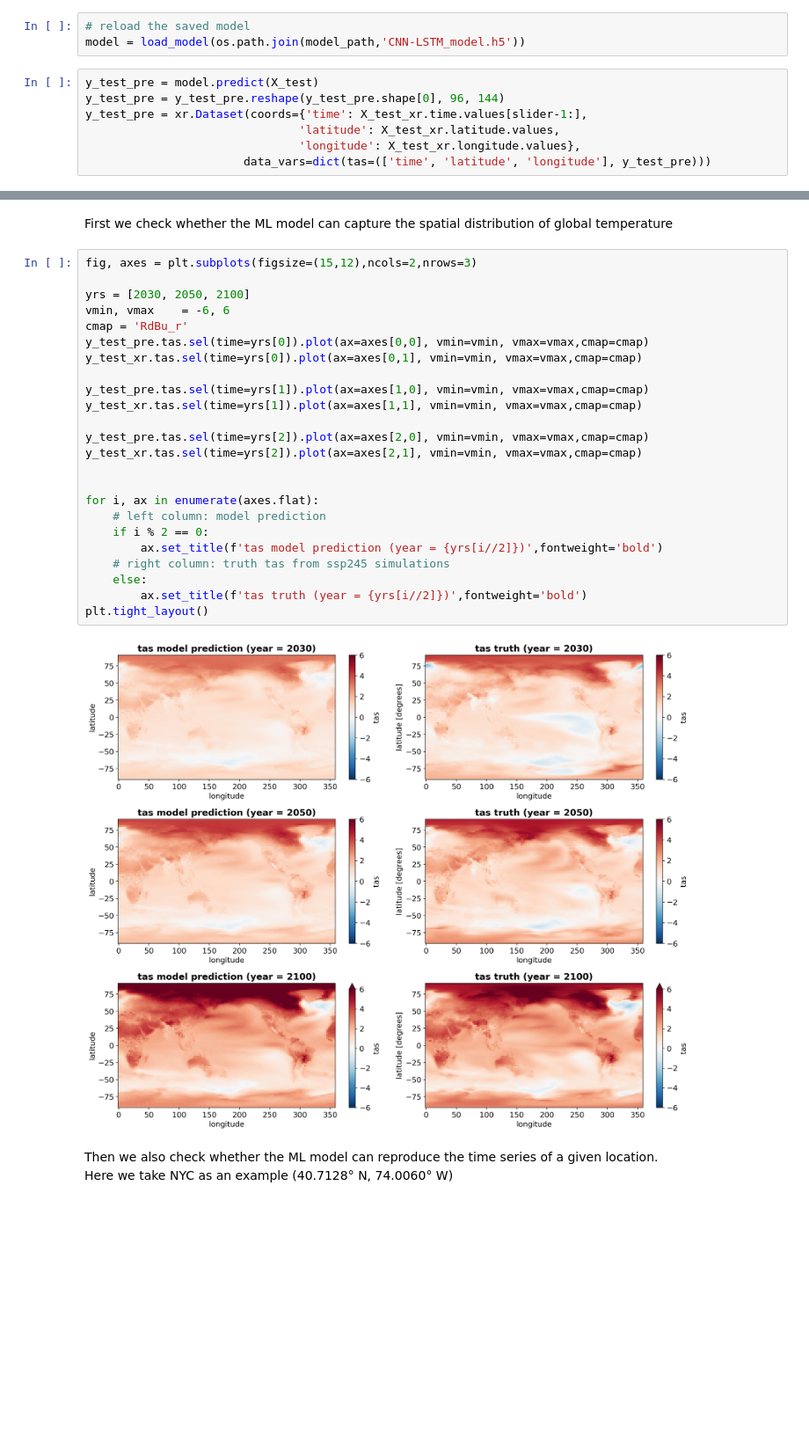
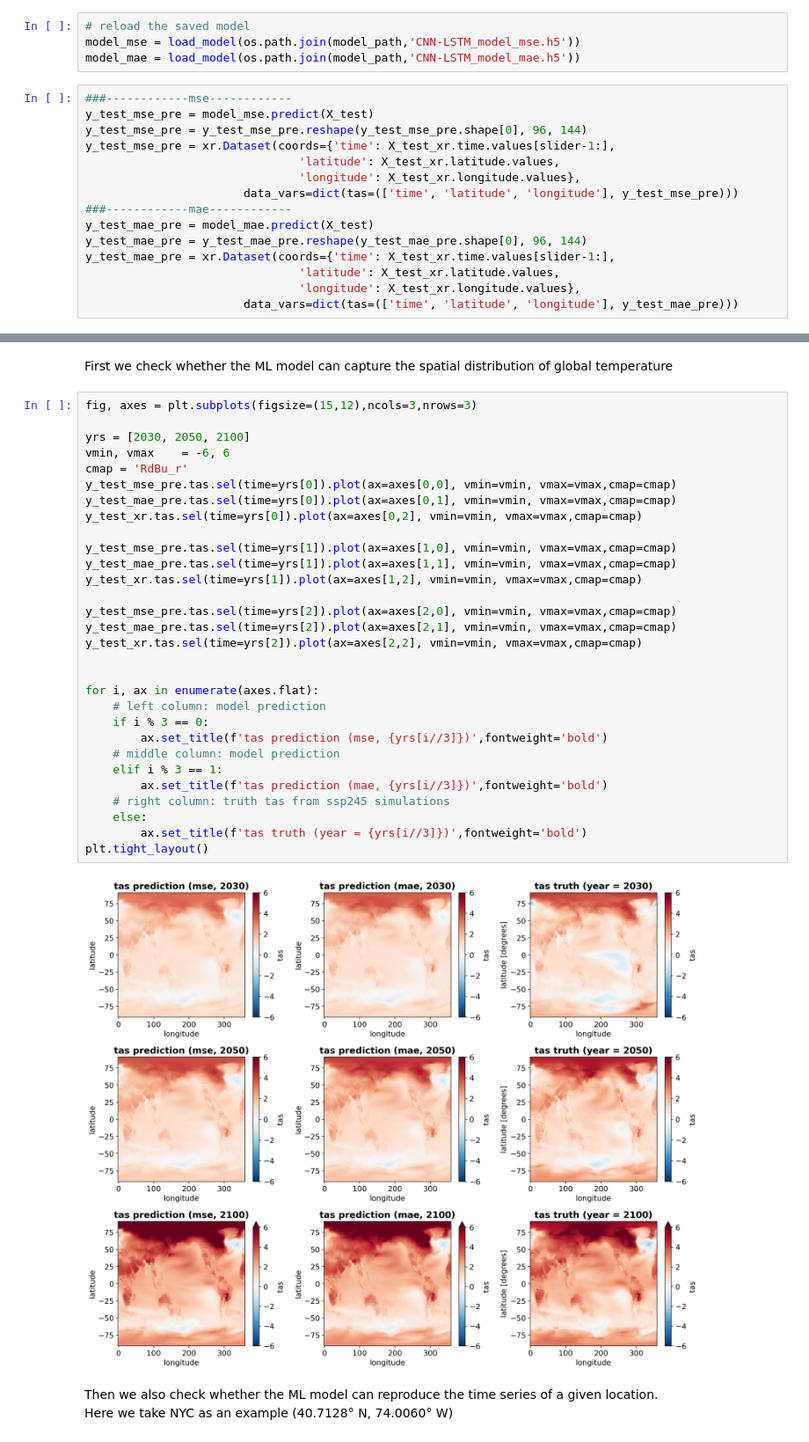
Before and after one commit to leap-stc/EAEE4000_ML_for_Env_Eng_Sci, a Jupyter notebook: ClimateBench_tutorials/CNN-LSTM_example.ipynb, the cells around one changed output, grey strips where cells are left out. Shown at 88% size. Drawn from its saved outputs; the diff is of its cells as text; blank space fills up the shorter version.

```diff
--- a/ClimateBench_tutorials/CNN-LSTM_example.ipynb
+++ b/ClimateBench_tutorials/CNN-LSTM_example.ipynb
@@ -211,12 +230,21 @@ model.save(os.path.join(model_path,'CNN-LSTM_model.h5'))
 ### 4. Evaluate the trained model
 # %%
 # reload the saved model
-model = load_model(os.path.join(model_path,'CNN-LSTM_model.h5'))
+model_mse = load_model(os.path.join(model_path,'CNN-LSTM_model_mse.h5'))
+model_mae = load_model(os.path.join(model_path,'CNN-LSTM_model_mae.h5'))
 # %%
-y_test_pre = model.predict(X_test)
-y_test_pre = y_test_pre.reshape(y_test_pre.shape[0], 96, 144)
-y_test_pre = xr.Dataset(coords={'time': X_test_xr.time.values[slider-1:],
+###------------mse------------
+y_test_mse_pre = model_mse.predict(X_test)
+y_test_mse_pre = y_test_mse_pre.reshape(y_test_mse_pre.shape[0], 96, 144)
+y_test_mse_pre = xr.Dataset(coords={'time': X_test_xr.time.values[slider-1:],
                                'latitude': X_test_xr.latitude.values,
                                'longitude': X_test_xr.longitude.values},
-                       data_vars=dict(tas=(['time', 'latitude', 'longitude'], y_test_pre)))
+                       data_vars=dict(tas=(['time', 'latitude', 'longitude'], y_test_mse_pre)))
+###------------mae------------
+y_test_mae_pre = model_mae.predict(X_test)
+y_test_mae_pre = y_test_mae_pre.reshape(y_test_mae_pre.shape[0], 96, 144)
+y_test_mae_pre = xr.Dataset(coords={'time': X_test_xr.time.values[slider-1:],
+                               'latitude': X_test_xr.latitude.values,
+                               'longitude': X_test_xr.longitude.values},
+                       data_vars=dict(tas=(['time', 'latitude', 'longitude'], y_test_mae_pre)))
 # %% [output]
@@ -224,31 +253,37 @@ y_test_pre = xr.Dataset(coords={'time': X_test_xr.time.values[slider-1:],
 # %% [markdown]
 First we check whether the ML model can capture the spatial distribution of global temperature
 # %%
-fig, axes = plt.subplots(figsize=(15,12),ncols=2,nrows=3)
+fig, axes = plt.subplots(figsize=(15,12),ncols=3,nrows=3)
 
 yrs = [2030, 2050, 2100]
 vmin, vmax    = -6, 6
 cmap = 'RdBu_r'
-y_test_pre.tas.sel(time=yrs[0]).plot(ax=axes[0,0], vmin=vmin, vmax=vmax,cmap=cmap)
-y_test_xr.tas.sel(time=yrs[0]).plot(ax=axes[0,1], vmin=vmin, vmax=vmax,cmap=cmap)
+y_test_mse_pre.tas.sel(time=yrs[0]).plot(ax=axes[0,0], vmin=vmin, vmax=vmax,cmap=cmap)
+y_test_mae_pre.tas.sel(time=yrs[0]).plot(ax=axes[0,1], vmin=vmin, vmax=vmax,cmap=cmap)
+y_test_xr.tas.sel(time=yrs[0]).plot(ax=axes[0,2], vmin=vmin, vmax=vmax,cmap=cmap)
 
-y_test_pre.tas.sel(time=yrs[1]).plot(ax=axes[1,0], vmin=vmin, vmax=vmax,cmap=cmap)
-y_test_xr.tas.sel(time=yrs[1]).plot(ax=axes[1,1], vmin=vmin, vmax=vmax,cmap=cmap)
+y_test_mse_pre.tas.sel(time=yrs[1]).plot(ax=axes[1,0], vmin=vmin, vmax=vmax,cmap=cmap)
+y_test_mae_pre.tas.sel(time=yrs[1]).plot(ax=axes[1,1], vmin=vmin, vmax=vmax,cmap=cmap)
+y_test_xr.tas.sel(time=yrs[1]).plot(ax=axes[1,2], vmin=vmin, vmax=vmax,cmap=cmap)
 
-y_test_pre.tas.sel(time=yrs[2]).plot(ax=axes[2,0], vmin=vmin, vmax=vmax,cmap=cmap)
-y_test_xr.tas.sel(time=yrs[2]).plot(ax=axes[2,1], vmin=vmin, vmax=vmax,cmap=cmap)
+y_test_mse_pre.tas.sel(time=yrs[2]).plot(ax=axes[2,0], vmin=vmin, vmax=vmax,cmap=cmap)
+y_test_mae_pre.tas.sel(time=yrs[2]).plot(ax=axes[2,1], vmin=vmin, vmax=vmax,cmap=cmap)
+y_test_xr.tas.sel(time=yrs[2]).plot(ax=axes[2,2], vmin=vmin, vmax=vmax,cmap=cmap)
 
 
 for i, ax in enumerate(axes.flat):
     # left column: model prediction
-    if i % 2 == 0:
-        ax.set_title(f'tas model prediction (year = {yrs[i//2]})',fontweight='bold')
+    if i % 3 == 0:
+        ax.set_title(f'tas prediction (mse, {yrs[i//3]})',fontweight='bold')
+    # middle column: model prediction
+    elif i % 3 == 1:
+        ax.set_title(f'tas prediction (mae, {yrs[i//3]})',fontweight='bold')
     # right column: truth tas from ssp245 simulations
     else:
-        ax.set_title(f'tas truth (year = {yrs[i//2]})',fontweight='bold')
+        ax.set_title(f'tas truth (year = {yrs[i//3]})',fontweight='bold')
 plt.tight_layout()
 # %% [output]
-[figure, old version]
+[figure, new version]
 # %% [markdown]
 Then we also check whether the ML model can reproduce the time series of a given location.<br/> Here we take NYC as an example (40.7128° N, 74.0060° W)
 # %%
```
Also changed, not shown: parts of 10 cells of this notebook, 1 other file.
